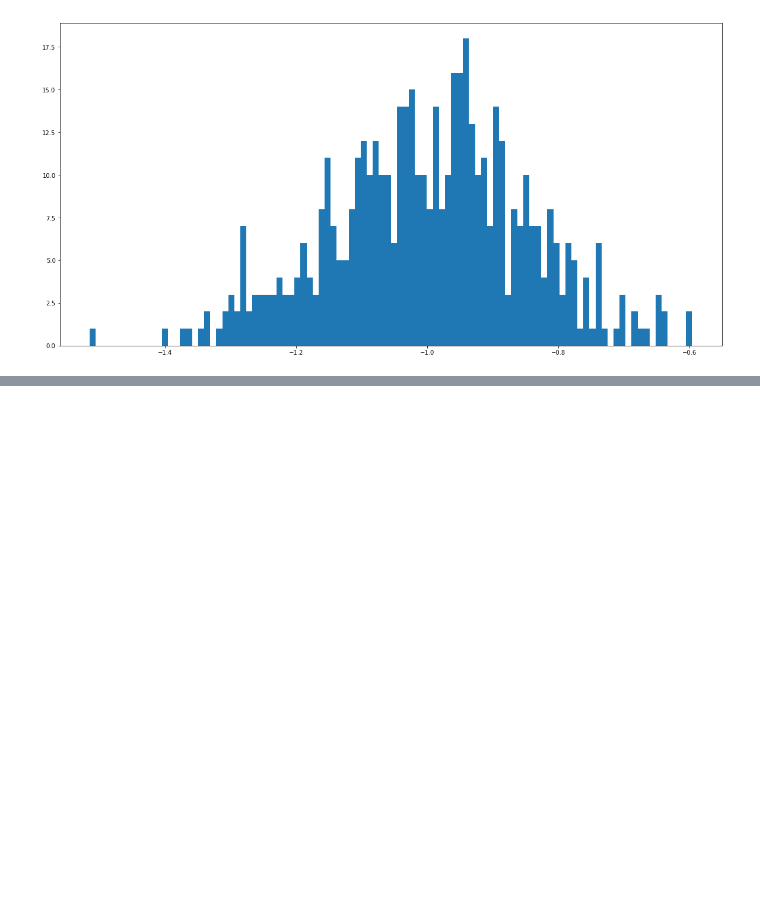
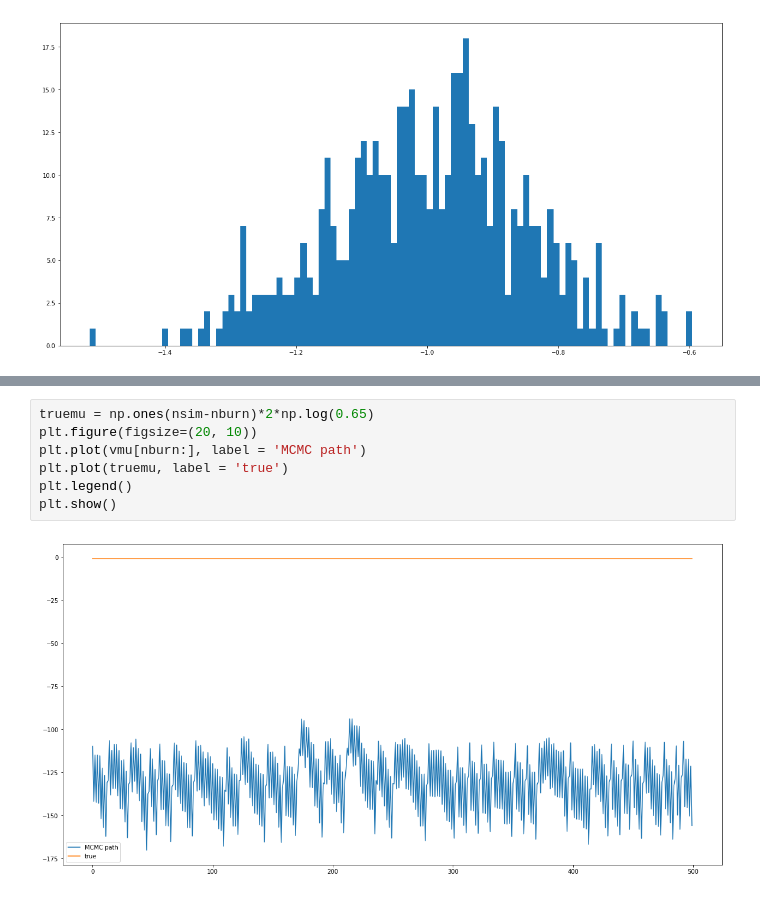
Before and after one commit to keiikegami/BayesHW9-10, a Jupyter notebook: HW10.ipynb, the cells around one changed output, grey strips where cells are left out. Saved outputs shown, nothing was run; the diff lists cells and outputs as text; blank space fills up the shorter version.

```diff
--- a/HW10.ipynb
+++ b/HW10.ipynb
@@ -234,0 +321,9 @@ plt.show()
+# %%
+truemu = np.ones(nsim-nburn)*2*np.log(0.65)
+plt.figure(figsize=(20, 10))
+plt.plot(vmu[nburn:], label = 'MCMC path')
+plt.plot(truemu, label = 'true')
+plt.legend()
+plt.show()
+# %% [output]
+[figure, added]
```
Also changed, not shown: parts of 5 cells of this notebook.
